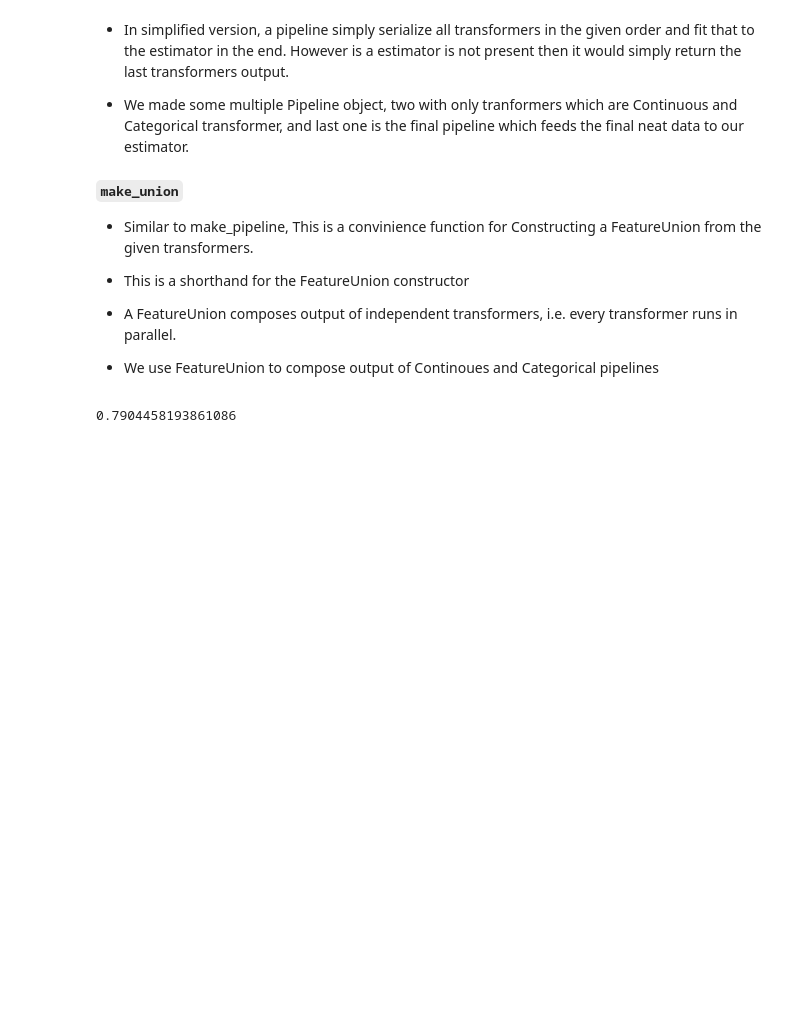
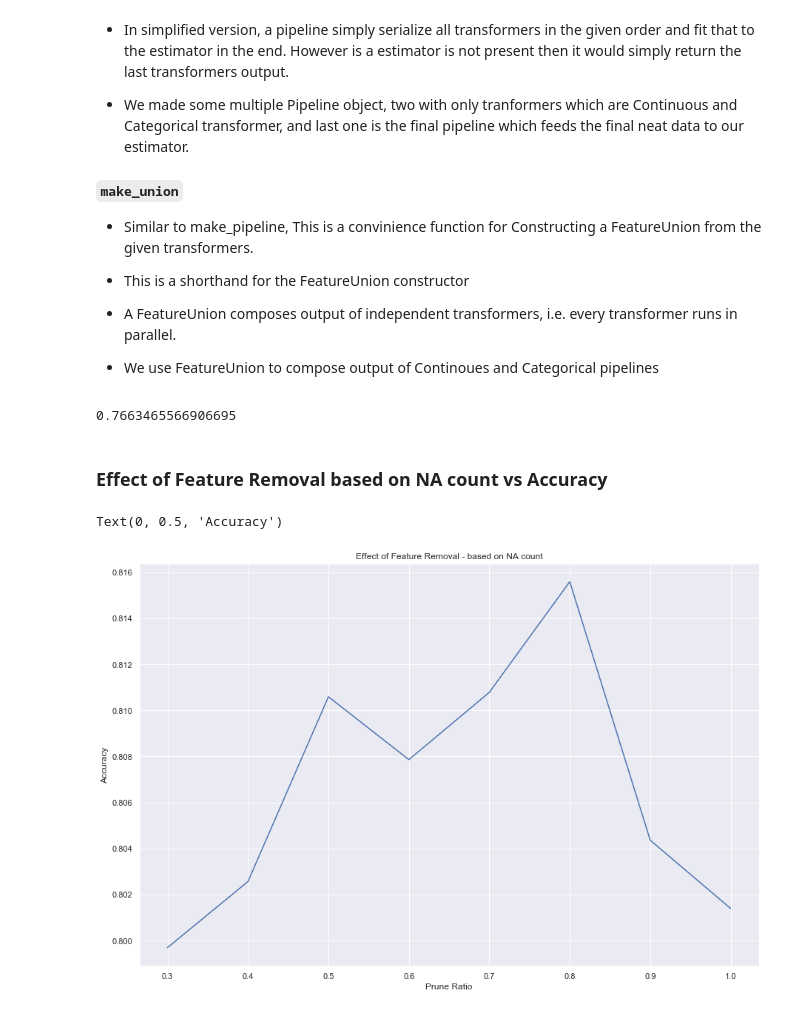
Before and after one commit to i-am-mani/Data-Science-Notebooks, a Jupyter notebook: Developing Pipeline for House Price Prediction .ipynb, the cells around one changed output. Cells and saved outputs as stored; diff of their text form; code cells hidden in the pictures; blank space fills up the shorter version.

Commit message:
Add feature removal and hyperparameter optimizatoin

```diff
--- a/Developing Pipeline for House Price Prediction .ipynb
+++ b/Developing Pipeline for House Price Prediction .ipynb
@@ -302,25 +332,53 @@ Pipeline(steps=[('standardscaler',StandardScaler()),
 
 * We use FeatureUnion to compose output of Continoues and Categorical pipelines
 # %%
+# Splitting trian-test
 train_data = raw_train_data.drop('SalePrice',axis=1)
 output_y = raw_train_data.SalePrice
 
 X_train,X_test,y_train,y_test = train_test_split(train_data,output_y,test_size=0.2)
-
-categorical_pipeline = make_pipeline(CategoricalDataFilter(),
-                             FunctionTransformer(FillNaWithMissing,validate=False),
-                             CategoricalMapper())
-
-continuous_pipeline = make_pipeline(ContinuousDataFilter(),
-                             MedianImputer())
-
-
-feature_union = make_union(continuous_pipeline,categorical_pipeline)
-
-model = RandomForestRegressor()
-final_pipeline = make_pipeline(feature_union,model)
-
-final_pipeline.fit(X_train,y_train)
-final_pipeline.score(X_test,y_test)
-# %% [output]
-0.7904458193861086
+# %%
+def get_feature_union(prune_ratio):
+    """
+        Return the feature union of continous and categorical data with prune ratio
+        as a free parameters, which is used to tune feature removal based on NA count
+    """
+    categorical_pipeline = make_pipeline(CategoricalDataFilter(),PruneFeatures(prune_ratio),
+                                 FunctionTransformer(FillNaWithMissing,validate=False),
+                                 CategoricalMapper())
+
+    continuous_pipeline = make_pipeline(ContinuousDataFilter(),PruneFeatures(prune_ratio),
+                                 MedianImputer())
+
+
+    feature_union = make_union(continuous_pipeline,categorical_pipeline)
+    return feature_union
+
+# Running the Model without feature removal.
+base_model = RandomForestRegressor(n_estimators=400)
+
+final_pipeline = make_pipeline(get_feature_union(1.0),base_model)
+
+final_pipeline.fit(X_train,y_train)
+final_pipeline.score(X_test,y_test)
+# %% [output]
+0.7663465566906695
+# %% [markdown]
+### Effect of Feature Removal based on NA count vs Accuracy
+# %%
+def base_modal_score(prune_ratio=0.8):
+    final_pipeline = make_pipeline(get_feature_union(prune_ratio=prune_ratio),base_model)
+    final_pipeline.fit(X_train,y_train)
+    return final_pipeline.score(X_test,y_test)
+
+prune_ratio_range = np.arange(0.3,1.1,0.1)
+prune_score = [base_modal_score(p) for p in prune_ratio_range]
+
+plt.figure(figsize=(15,10))
+sns.lineplot(prune_ratio_range,prune_score)
+plt.title("Effect of Feature Removal - based on NA count")
+plt.xlabel("Prune Ratio")
+plt.ylabel("Accuracy")
+# %% [output]
+Text(0, 0.5, 'Accuracy')
+[figure, added]
```
Also changed, not shown: parts of 9 cells of this notebook.
